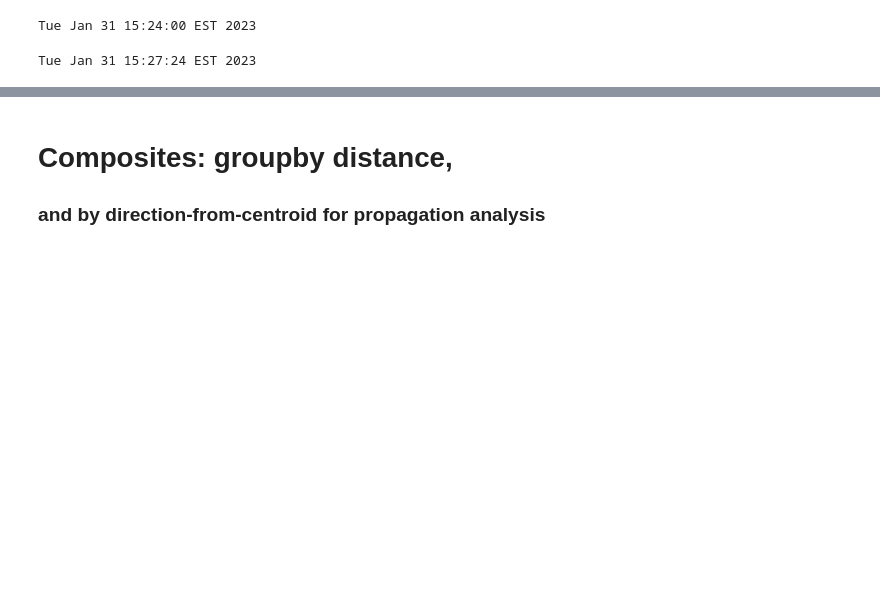
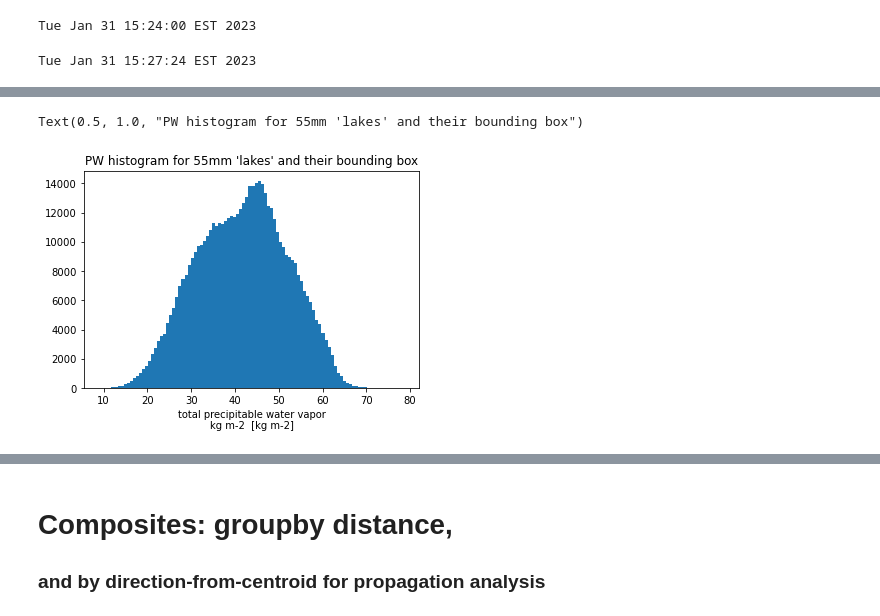
Before and after one commit to snigsam/VaporLakes, a Jupyter notebook: Distfields_from_alake.ipynb, the cells around one changed output, grey strips where cells are left out. Saved outputs shown, nothing was run; the diff lists cells and outputs as text; code cells hidden in the pictures; blank space fills up the shorter version.

```diff
--- a/Distfields_from_alake.ipynb
+++ b/Distfields_from_alake.ipynb
@@ -260,3 +273,7 @@ Tue Jan 31 15:27:24 EST 2023
 # %%
 # read back off disk for faster computation
-ddd = xr.open_dataset('../../Library/CloudStorage/Box-Box/VaporLakes/data/LAKEBYLAKE/'+filename[0:-8]+'.M2_my2Dfields.nc')
+import xarray as xr
+path = '/Users/bem/Box/VaporLakes/data/LAKEBYLAKE/'
+
+ddd = xr.open_dataset(path +'2017_05_28_11_lat5p291S.M2_all2Dfields_myfirst.nc')
+ddd
@@ -262,0 +298,6 @@ ddd = xr.open_dataset('../../Library/CloudStorage/Box-Box/VaporLakes/data/LAKEBY
+# %%
+ddd.tqv.plot(bins=100);
+plt.title("PW histogram for 55mm 'lakes' and their bounding box")
+# %% [output]
+Text(0.5, 1.0, "PW histogram for 55mm 'lakes' and their bounding box")
+[figure, added]
```
Also changed, not shown: parts of 7 cells of this notebook.
